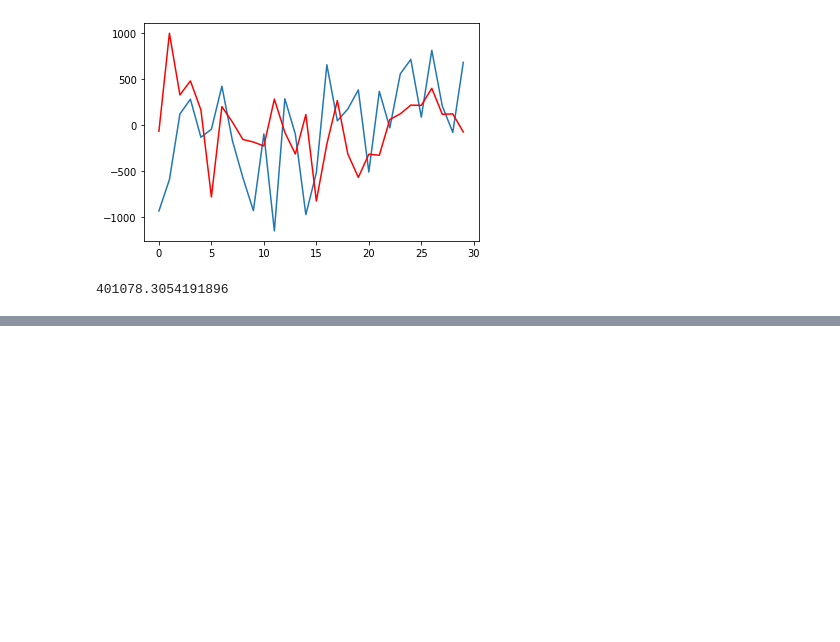
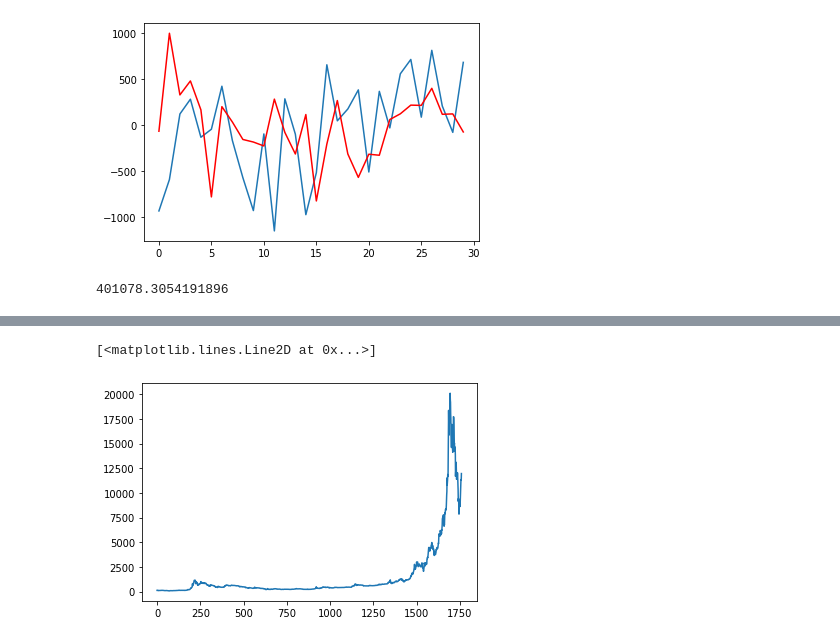
Before and after one commit to pravinknr/MSc-Computer-Science-Project-2020-, a Jupyter notebook: Cryptocurency Historic data Analysis/Python/Cryptocurrency Price Prediction and Analysis.ipynb, the cells around one changed output, grey strips where cells are left out. Saved outputs shown, nothing was run; the diff lists cells and outputs as text; code cells hidden in the pictures; blank space fills up the shorter version.

```diff
--- a/Cryptocurency Historic data Analysis/Python/Cryptocurrency Price Prediction.ipynb
+++ b/Cryptocurency Historic data Analysis/Python/Cryptocurrency Price Prediction and Analysis.ipynb
@@ -538,0 +548,3 @@ mse3
+# %%
+bitcoin_price_high = bitcoin_price.iloc[:,[0,2]]
+bitcoin_price_high.head()
@@ -538,0 +558,5 @@ mse3
+# %%
+plt.plot(bitcoin_price_high.High)
+# %% [output]
+[<matplotlib.lines.Line2D at 0x...>]
+[figure, added]
```
Also changed, not shown: parts of 31 cells of this notebook.
